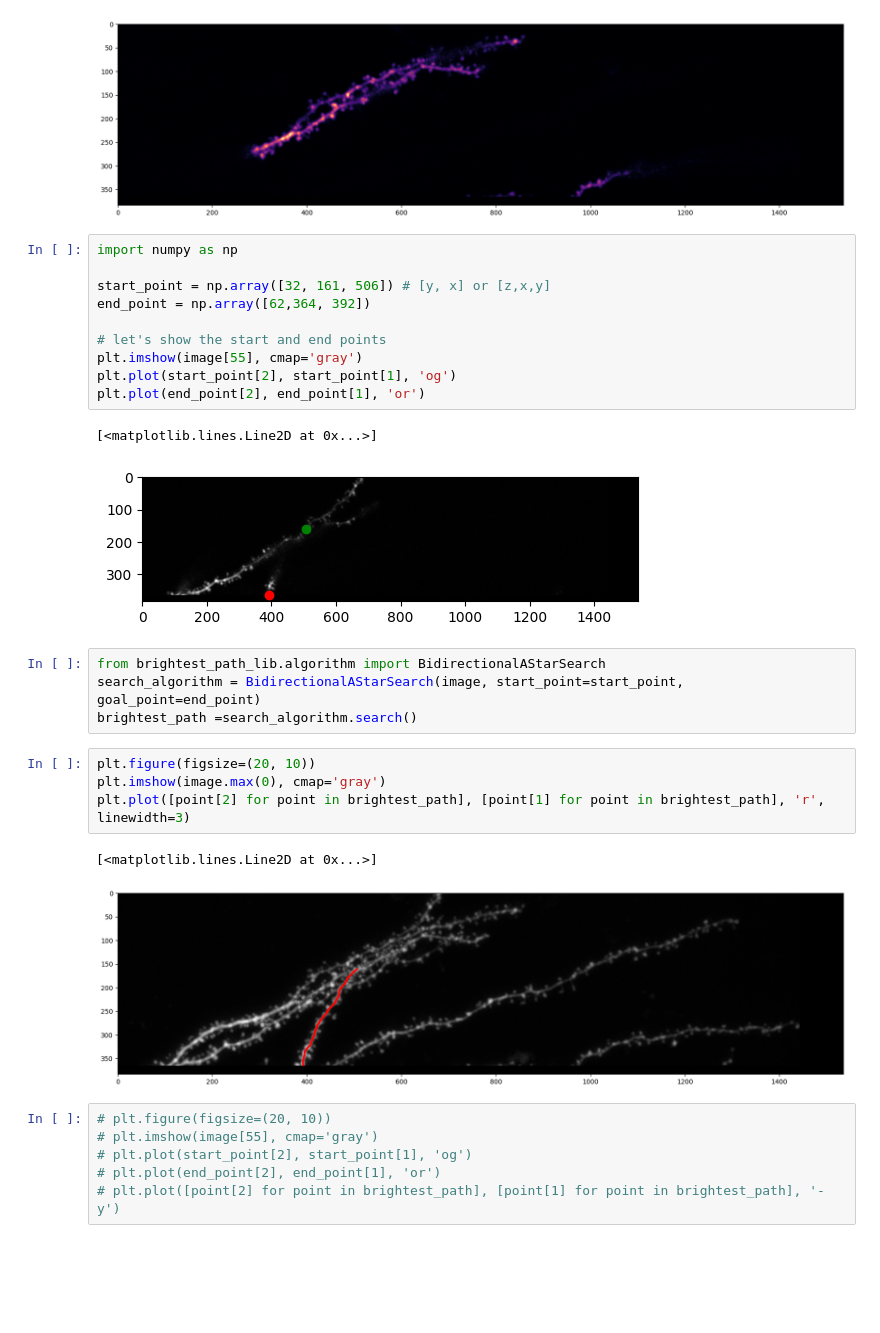
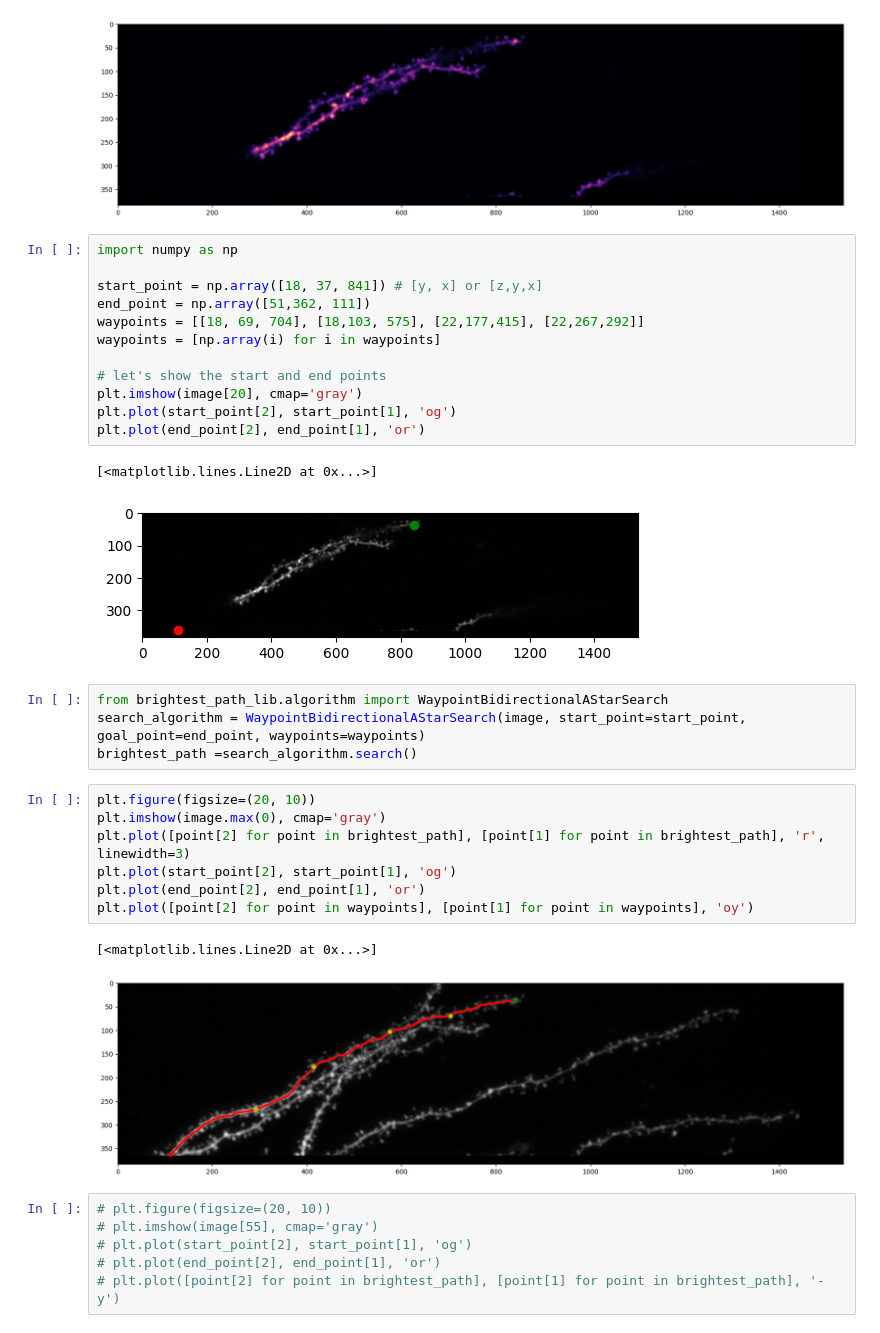
Before and after one commit to nipunarora8/brightest-path-lib, a Jupyter notebook: brightest_path_test.ipynb, the cells around one changed output. Cells and saved outputs as stored; diff of their text form; blank space fills up the shorter version.

Commit message:
Added code with waypoints

```diff
--- a/brightest_path_test.ipynb
+++ b/brightest_path_test.ipynb
@@ -60,27 +60,32 @@ plt.imshow(image[20], cmap='magma')
 # %%
 import numpy as np
 
-start_point = np.array([32, 161, 506]) # [y, x] or [z,x,y]
-end_point = np.array([62,364, 392])
+start_point = np.array([18, 37, 841]) # [y, x] or [z,y,x]
+end_point = np.array([51,362, 111])
+waypoints = [[18, 69, 704], [18,103, 575], [22,177,415], [22,267,292]]
+waypoints = [np.array(i) for i in waypoints]
 
 # let's show the start and end points
-plt.imshow(image[55], cmap='gray')
+plt.imshow(image[20], cmap='gray')
 plt.plot(start_point[2], start_point[1], 'og')
 plt.plot(end_point[2], end_point[1], 'or')
 # %% [output]
 [<matplotlib.lines.Line2D at 0x...>]
-[figure, old version]
+[figure, new version]
 # %%
-from brightest_path_lib.algorithm import BidirectionalAStarSearch
-search_algorithm = BidirectionalAStarSearch(image, start_point=start_point, goal_point=end_point)
+from brightest_path_lib.algorithm import WaypointBidirectionalAStarSearch
+search_algorithm = WaypointBidirectionalAStarSearch(image, start_point=start_point, goal_point=end_point, waypoints=waypoints)
 brightest_path =search_algorithm.search()
 # %%
 plt.figure(figsize=(20, 10))
 plt.imshow(image.max(0), cmap='gray')
 plt.plot([point[2] for point in brightest_path], [point[1] for point in brightest_path], 'r', linewidth=3)
+plt.plot(start_point[2], start_point[1], 'og')
+plt.plot(end_point[2], end_point[1], 'or')
+plt.plot([point[2] for point in waypoints], [point[1] for point in waypoints], 'oy')
 # %% [output]
 [<matplotlib.lines.Line2D at 0x...>]
-[figure, old version]
+[figure, new version]
 # %%
 # plt.figure(figsize=(20, 10))
 # plt.imshow(image[55], cmap='gray')
```
Also changed, not shown: parts of 5 cells of this notebook, 2 other files.
